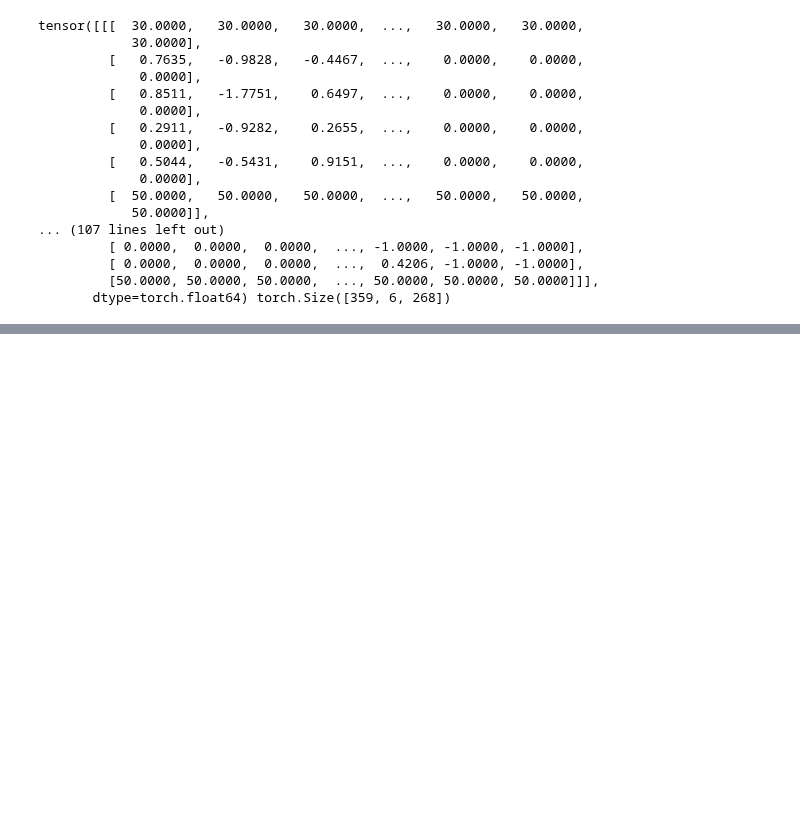
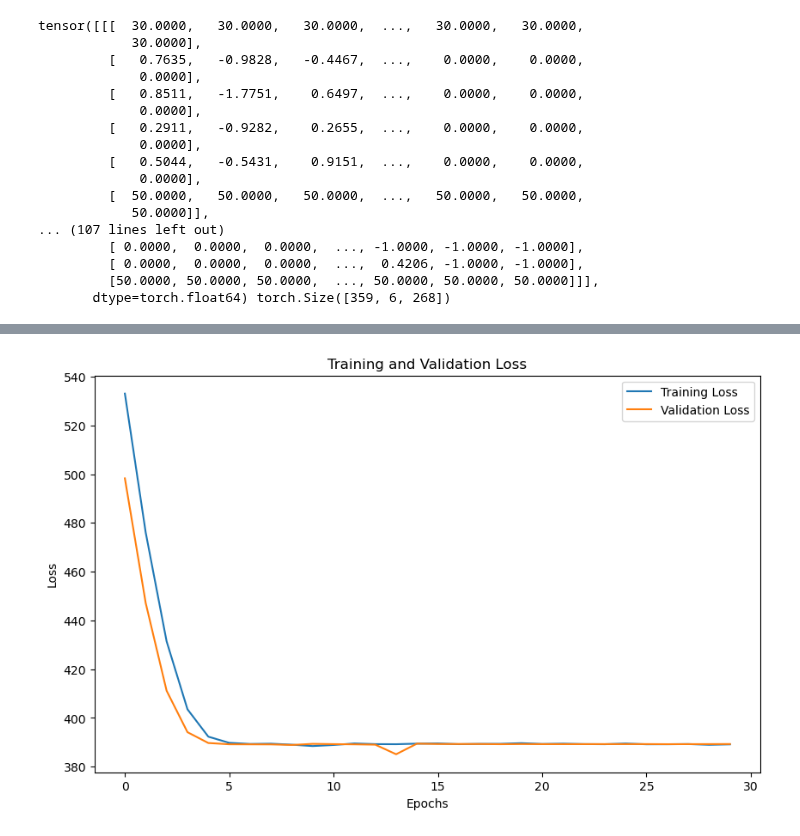
Before and after one commit to dfuhge/Animate_SVG_v2, a Jupyter notebook: transformer_pathToPath.ipynb, the cells around one changed output, grey strips where cells are left out. Saved outputs shown, nothing was run; the diff lists cells and outputs as text; code cells hidden in the pictures; blank space fills up the shorter version.

```diff
--- a/transformer_pathToPath.ipynb
+++ b/transformer_pathToPath.ipynb
@@ -370,7 +375,7 @@ class Transformer(nn.Module):
         return (matrix == pad_token)
 # %%
 model = Transformer(
-    num_tokens=268, dim_model=268, num_heads=4, num_encoder_layers=8, num_decoder_layers=8, dropout_p=0.1
+    num_tokens=268, dim_model=268, num_heads=67, num_encoder_layers=4, num_decoder_layers=8, dropout_p=0.01
 ).to(device)
 opt = torch.optim.SGD(model.parameters(), lr=0.01)
 loss_fn = nn.MSELoss()
@@ -476,7 +481,7 @@ def fit(model, opt, loss_fn, train_dataloader, val_dataloader, epochs):
 
     return train_loss_list, validation_loss_list
 
-train_loss_list, validation_loss_list = fit(model, opt, loss_fn, train_dataloader, val_dataloader, 5)
+train_loss_list, validation_loss_list = fit(model, opt, loss_fn, train_dataloader, val_dataloader, 30)
 # %% [output]
 Training and validating model
 ------------------------- Epoch 1 -------------------------
@@ -501,2 +505,22 @@ Validation loss: 389.1803
+# %%
+import matplotlib.pyplot as plt
+
+# # Plot the training and validation loss
+plt.figure(figsize=(10, 6))
+plt.plot(train_loss_list, label='Training Loss')
+plt.plot(validation_loss_list, label='Validation Loss')
+
+# Add title and labels
+plt.title('Training and Validation Loss')
+plt.xlabel('Epochs')
+plt.ylabel('Loss')
+
+# Add a legend
+plt.legend()
+
+# Show the plot
+plt.show()
+# %% [output]
+[figure, added]
 # %%
 test.shape
```
Also changed, not shown: parts of 5 cells of this notebook.
